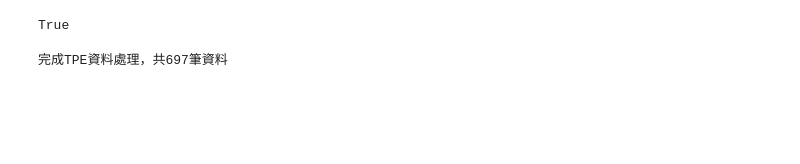
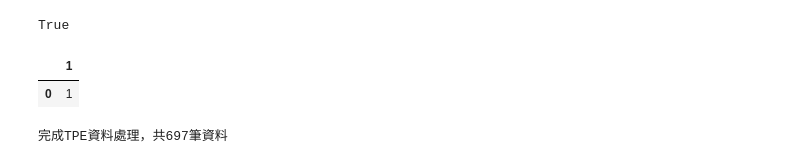
Before and after one commit to refinism-B/TJR103-Group-1-Project, a Jupyter notebook: code/1_bevis/test.ipynb, the cells around one changed output. Drawn from its saved outputs; the diff is of its cells as text; code cells hidden in the pictures; blank space fills up the shorter version.

```diff
--- a/code/1_bevis/test.ipynb
+++ b/code/1_bevis/test.ipynb
@@ -13,6 +13,24 @@ from sqlalchemy import create_engine
 load_dotenv()
 # %% [output]
 True
+# %%
+username = os.getenv("MYSQL_USERNAME")
+password = os.getenv("MYSQL_PASSWORD")
+target_ip = os.getenv("MYSQL_IP")
+target_port = int(os.getenv("MYSQL_PORTT"))
+db_name = os.getenv("MYSQL_DB_NAME")
+
+engine = create_engine(
+    f"mysql+pymysql://{username}:{password}@{target_ip}:{target_port}/{db_name}")
+
+sql = "SELECT 1"
+
+df = pd.read_sql(sql, engine)
+# %%
+df
+# %% [output]
+|  | 1 |
+| 0 | 1 |
 # %%
 def in_boundary(city_geo_data, lat, lon):
     loc_p = Point(lon, lat)
```
Also changed, not shown: 8 other files.
